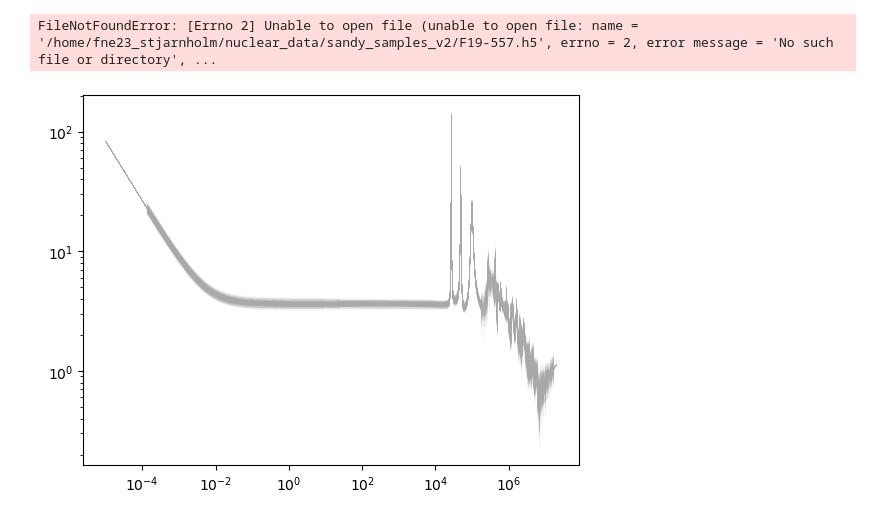
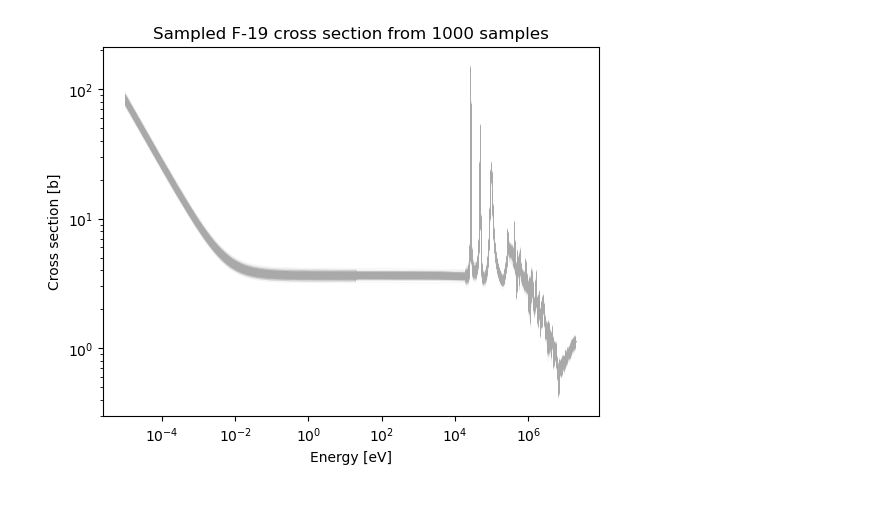
Before and after one commit to Kladdy/master-project, a Jupyter notebook: report_plots/results/sampled_cross_section_plot.ipynb, the cells around one changed output. Drawn from its saved outputs; the diff is of its cells as text; code cells hidden in the pictures.

```diff
--- a/report_plots/results/sampled_cross_section_plot.ipynb
+++ b/report_plots/results/sampled_cross_section_plot.ipynb
@@ -17,7 +17,7 @@ import seaborn as sns
 # from tools import image_to_thesis
 # image_to_thesis.pull_from_thesis()
 # %%
-VERSION = "v2"
+VERSION = "v1"
 
 if VERSION == "v1":
     sampled_h5_files_path = "/home/fne23_stjarnholm/nuclear_data/sandy_samples_v1/hdf5/F19"
@@ -42,35 +42,34 @@ for i in tqdm(range(N_ITERATIONS)):
     reactions_group = h5file[f'F19/reactions']
     # for name, obj in sorted(list(main_group.items()))[:10]:
     #     if 'reaction_' in name:
     #         print('{}, {}'.format(name, obj.attrs['label'].decode()))
 
     n_elastic_xs_group = reactions_group[f'reaction_002/{TEMPERATURE}K/xs']
     # print(list(n_elastic_group.values()))
 
     # Extract the cross section and energy data
     energy = energy_group[:]
     xs = n_elastic_xs_group[:]
 
     # Interpolate the cross section to the desired energy grid
     xs = np.interp(x_logspace, energy, xs)
     energy = x_logspace
 
     df = pd.concat([df, pd.DataFrame({"energy": energy, "xs": xs})], ignore_index=True)
 
     # F19_reconstructed = openmc.data.IncidentNeutron.from_hdf5(h5_filename)
 
     # Plot the sampled cross section
     # ax.loglog(energy, xs, label="Sampled")
     ax.loglog(energy, xs, label="Sampled", color="darkgrey", linewidth=0.02)
 
 ax.set_xlabel("Energy [eV]")
 ax.set_ylabel("Cross section [b]")
 ax.set_title(f"Sampled F-19 cross section from {N_ITERATIONS} samples")
 
 plt.savefig(f"sampled_cross_section_plot_{VERSION}.png", dpi=300)
 # %% [output]
-FileNotFoundError: [Errno 2] Unable to open file (unable to open file: name = '/home/fne23_stjarnholm/nuclear_data/sandy_samples_v2/F19-557.h5', errno = 2, error message = 'No such file or directory', ...
-[figure, old version]
+[figure, new version]
 # %%
 print(len(df))
 df.head()
```
Also changed, not shown: parts of 2 cells of this notebook, 18 other files.
